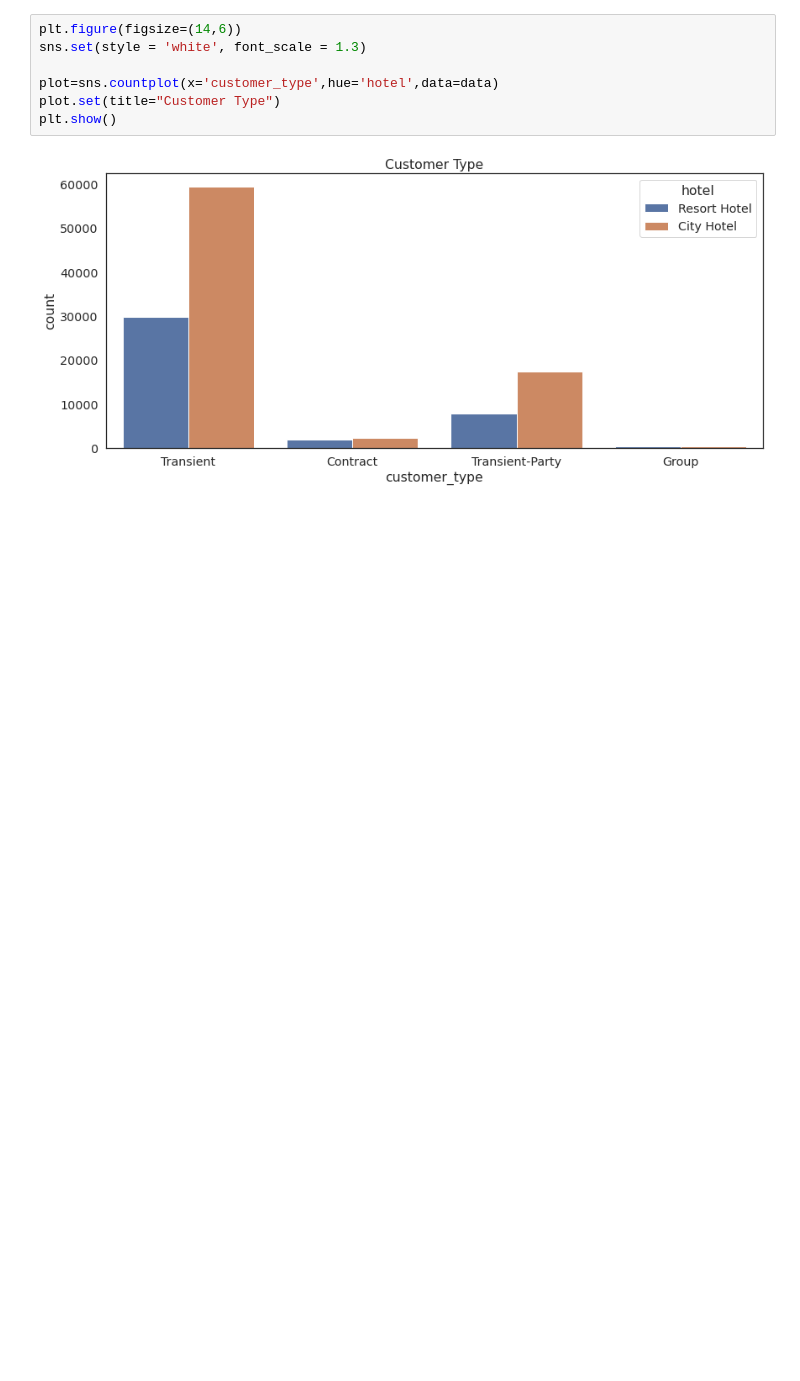
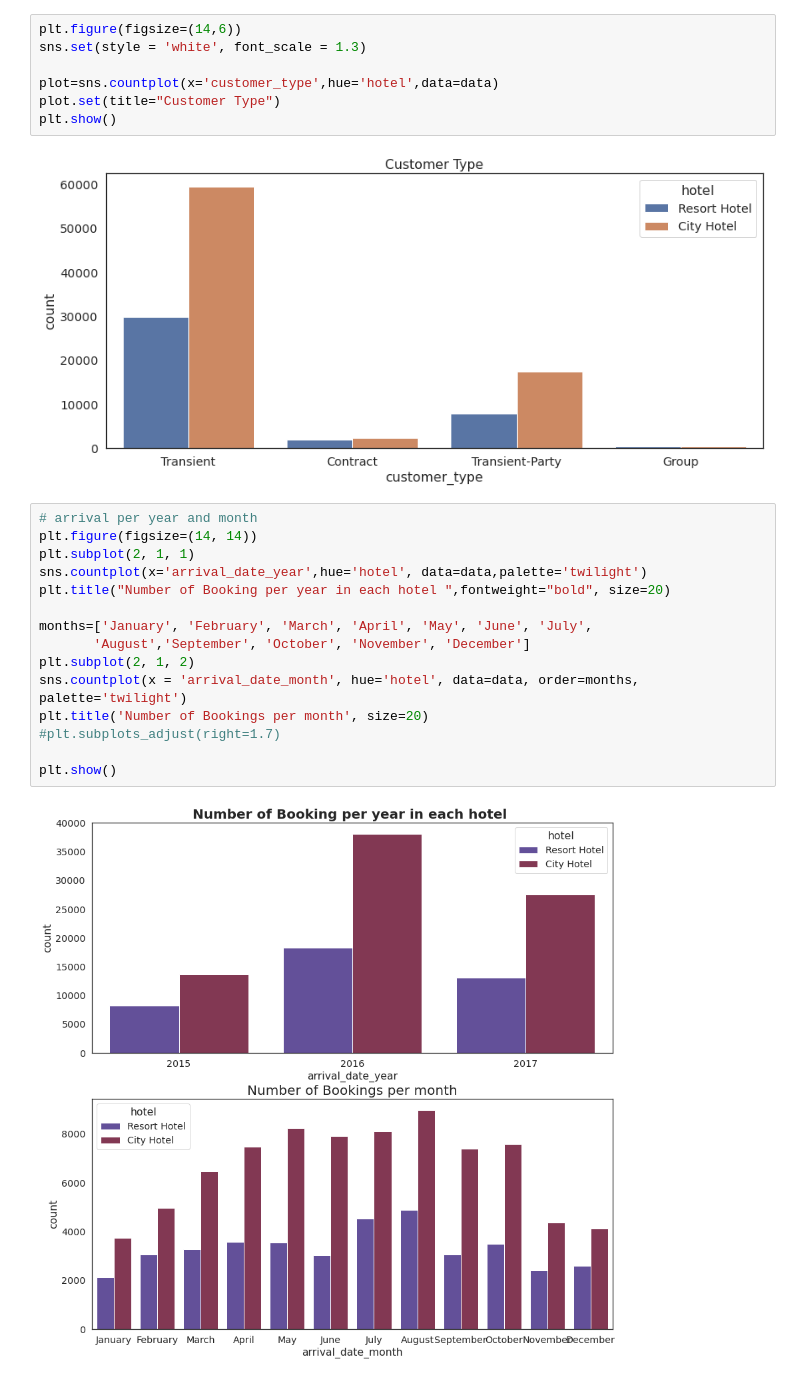
Before and after one commit to rahool010/Hotel-Booking-Analysis, a Jupyter notebook: Hotel_Booking_Analysis_Capstone_Project.ipynb, the cells around one changed output. Cells and saved outputs as stored; diff of their text form; blank space fills up the shorter version.

```diff
--- a/Hotel_Booking_Analysis_Capstone_Project.ipynb
+++ b/Hotel_Booking_Analysis_Capstone_Project.ipynb
@@ -226,3 +224,20 @@ plot.set(title="Customer Type")
 plt.show()
 # %% [output]
 [figure]
+# %%
+# arrival per year and month
+plt.figure(figsize=(14, 14))
+plt.subplot(2, 1, 1)
+sns.countplot(x='arrival_date_year',hue='hotel', data=data,palette='twilight')
+plt.title("Number of Booking per year in each hotel ",fontweight="bold", size=20)
+
+months=['January', 'February', 'March', 'April', 'May', 'June', 'July',
+       'August','September', 'October', 'November', 'December']
+plt.subplot(2, 1, 2)
+sns.countplot(x = 'arrival_date_month', hue='hotel', data=data, order=months, palette='twilight')
+plt.title('Number of Bookings per month', size=20)
+#plt.subplots_adjust(right=1.7)
+
+plt.show()
+# %% [output]
+[figure, added]
```
Also changed, not shown: parts of 1 cell of this notebook.
